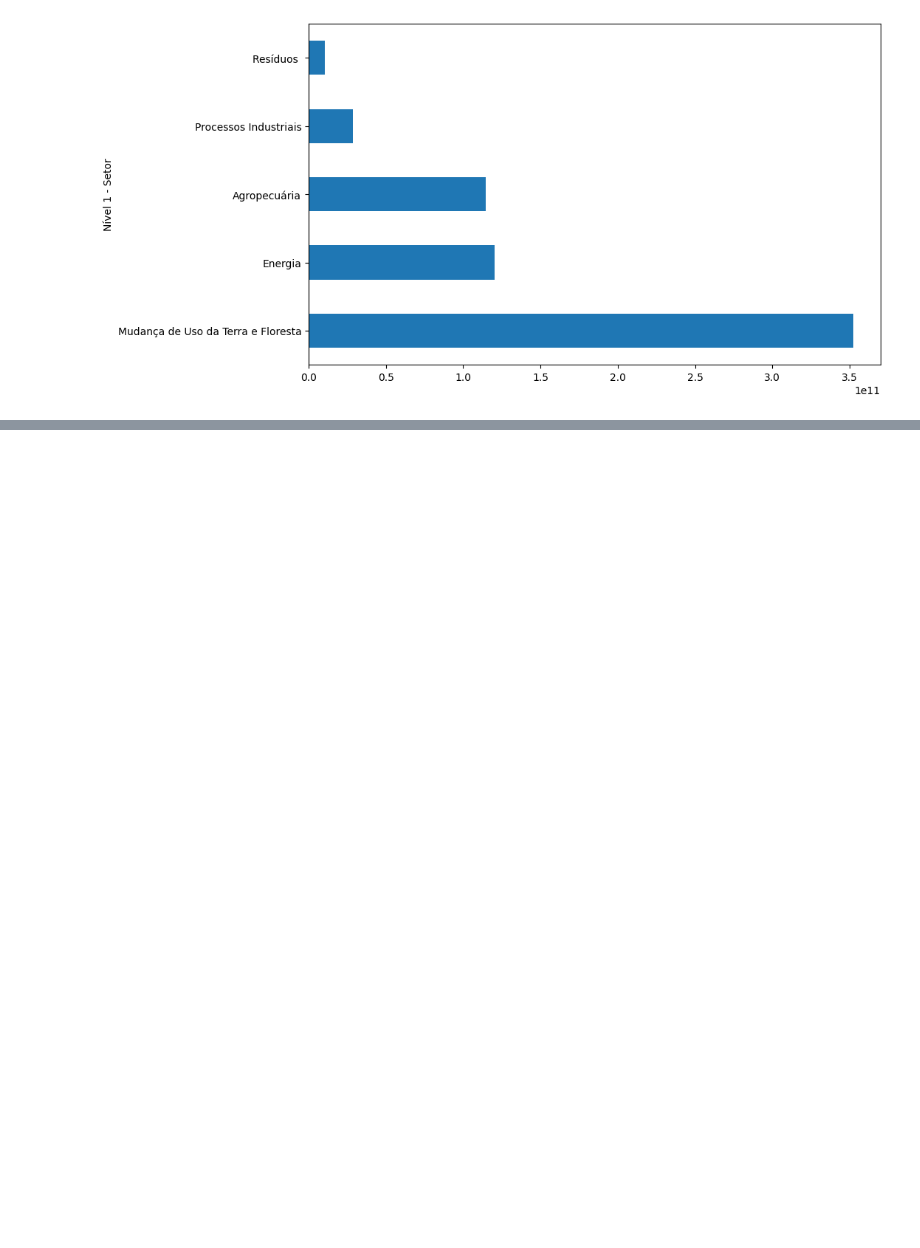
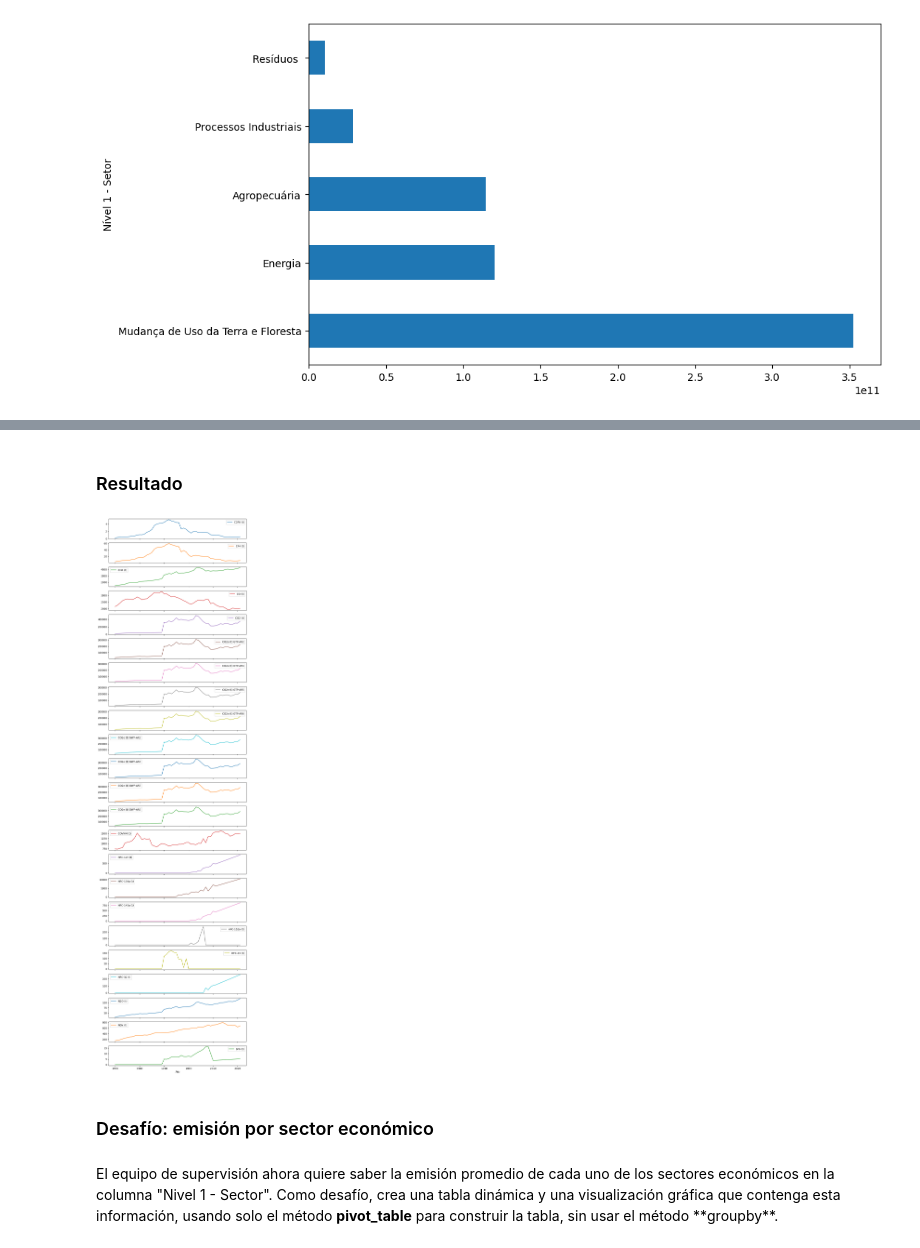
Before and after one commit to Basurero2/Pandas_seleccionar_y_agrupar_datos, a Jupyter notebook: Pandas_seleccionar_y_agrupar_datos.ipynb, the cells around one changed output, grey strips where cells are left out. Drawn from its saved outputs; the diff is of its cells as text; code cells hidden in the pictures; blank space fills up the shorter version.

```diff
--- a/Pandas_seleccionar_y_agrupar_datos.ipynb
+++ b/Pandas_seleccionar_y_agrupar_datos.ipynb
@@ -643,0 +1024,12 @@ emisiones_totales.plot(kind="barh", figsize=(10,6))
+# %% [markdown]
+### Resultado
+# %%
+promedio_emision_anual.plot(subplots = True, figsize = (10,40));
+#aqui es lo mismo pero al poner subplots True, se crea graficas separadas (plano propio)
+#analisis por separado
+# %% [output]
+[figure, added]
+# %% [markdown]
+### Desafío: emisión por sector económico
+# %% [markdown]
+El equipo de supervisión ahora quiere saber la emisión promedio de cada uno de los sectores económicos en la columna "Nivel 1 - Sector". Como desafío, crea una tabla dinámica y una visualización gráfica que contenga esta información, usando solo el método **pivot_table** para construir la tabla, sin usar el método **groupby\**.
```
Also changed, not shown: parts of 80 cells of this notebook.
